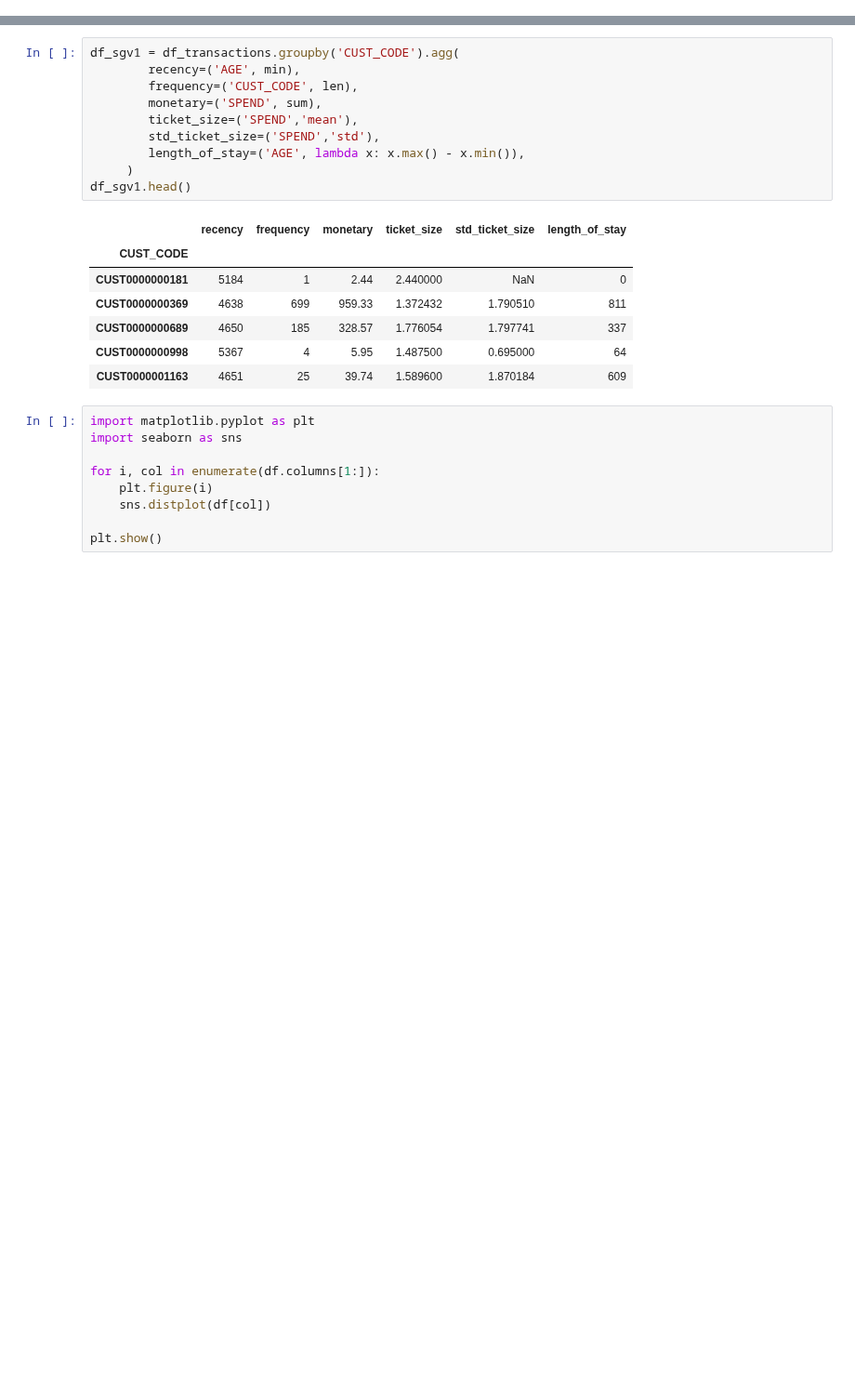
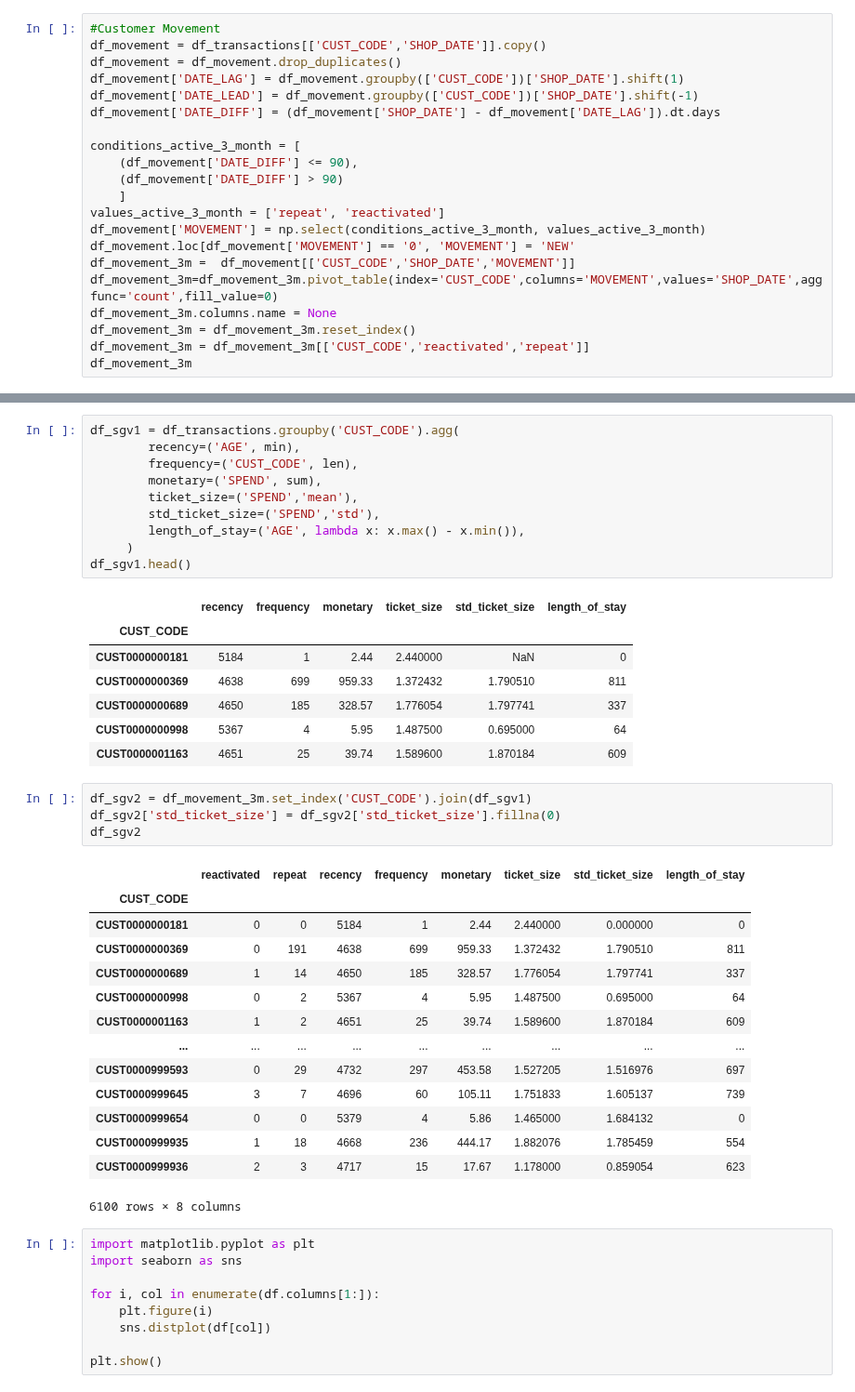
Before and after one commit to PisutSukpool/CRM-Analytics, a Jupyter notebook: Homework 06/Clustering.ipynb, the cells around one changed output, grey strips where cells are left out. Shown at 93% size. Saved outputs shown, nothing was run; the diff lists cells and outputs as text; blank space fills up the shorter version.

```diff
--- a/Homework 06/Clustering.ipynb
+++ b/Homework 06/Clustering.ipynb
@@ -57,0 +53,21 @@ df_movement['date_diff'] = (df_movement['trans_date'] - df_movement['date_lag'])
+# %%
+#Customer Movement
+df_movement = df_transactions[['CUST_CODE','SHOP_DATE']].copy()
+df_movement = df_movement.drop_duplicates()
+df_movement['DATE_LAG'] = df_movement.groupby(['CUST_CODE'])['SHOP_DATE'].shift(1)
+df_movement['DATE_LEAD'] = df_movement.groupby(['CUST_CODE'])['SHOP_DATE'].shift(-1)
+df_movement['DATE_DIFF'] = (df_movement['SHOP_DATE'] - df_movement['DATE_LAG']).dt.days
+
+conditions_active_3_month = [
+    (df_movement['DATE_DIFF'] <= 90),
+    (df_movement['DATE_DIFF'] > 90)
+    ]
+values_active_3_month = ['repeat', 'reactivated']
+df_movement['MOVEMENT'] = np.select(conditions_active_3_month, values_active_3_month)
+df_movement.loc[df_movement['MOVEMENT'] == '0', 'MOVEMENT'] = 'NEW'
+df_movement_3m =  df_movement[['CUST_CODE','SHOP_DATE','MOVEMENT']]
+df_movement_3m=df_movement_3m.pivot_table(index='CUST_CODE',columns='MOVEMENT',values='SHOP_DATE',aggfunc='count',fill_value=0)
+df_movement_3m.columns.name = None
+df_movement_3m = df_movement_3m.reset_index()
+df_movement_3m = df_movement_3m[['CUST_CODE','reactivated','repeat']]
+df_movement_3m
@@ -73,6 +103,25 @@ df_sgv1.head()
 | CUST0000000689 | 4650 | 185 | 328.57 | 1.776054 | 1.797741 | 337 |
 | CUST0000000998 | 5367 | 4 | 5.95 | 1.487500 | 0.695000 | 64 |
 | CUST0000001163 | 4651 | 25 | 39.74 | 1.589600 | 1.870184 | 609 |
+# %%
+df_sgv2 = df_movement_3m.set_index('CUST_CODE').join(df_sgv1)
+df_sgv2['std_ticket_size'] = df_sgv2['std_ticket_size'].fillna(0)
+df_sgv2
+# %% [output]
+|  | reactivated | repeat | recency | frequency | monetary | ticket_size | std_ticket_size | length_of_stay |
+| CUST_CODE |  |  |  |  |  |  |  |  |
+| CUST0000000181 | 0 | 0 | 5184 | 1 | 2.44 | 2.440000 | 0.000000 | 0 |
+| CUST0000000369 | 0 | 191 | 4638 | 699 | 959.33 | 1.372432 | 1.790510 | 811 |
+| CUST0000000689 | 1 | 14 | 4650 | 185 | 328.57 | 1.776054 | 1.797741 | 337 |
+| CUST0000000998 | 0 | 2 | 5367 | 4 | 5.95 | 1.487500 | 0.695000 | 64 |
+| CUST0000001163 | 1 | 2 | 4651 | 25 | 39.74 | 1.589600 | 1.870184 | 609 |
+| ... | ... | ... | ... | ... | ... | ... | ... | ... |
+| CUST0000999593 | 0 | 29 | 4732 | 297 | 453.58 | 1.527205 | 1.516976 | 697 |
+| CUST0000999645 | 3 | 7 | 4696 | 60 | 105.11 | 1.751833 | 1.605137 | 739 |
+| CUST0000999654 | 0 | 0 | 5379 | 4 | 5.86 | 1.465000 | 1.684132 | 0 |
+| CUST0000999935 | 1 | 18 | 4668 | 236 | 444.17 | 1.882076 | 1.785459 | 554 |
+| CUST0000999936 | 2 | 3 | 4717 | 15 | 17.67 | 1.178000 | 0.859054 | 623 |
+6100 rows × 8 columns
 # %%
 import matplotlib.pyplot as plt
 import seaborn as sns
```
Also changed, not shown: parts of 3 cells of this notebook.
